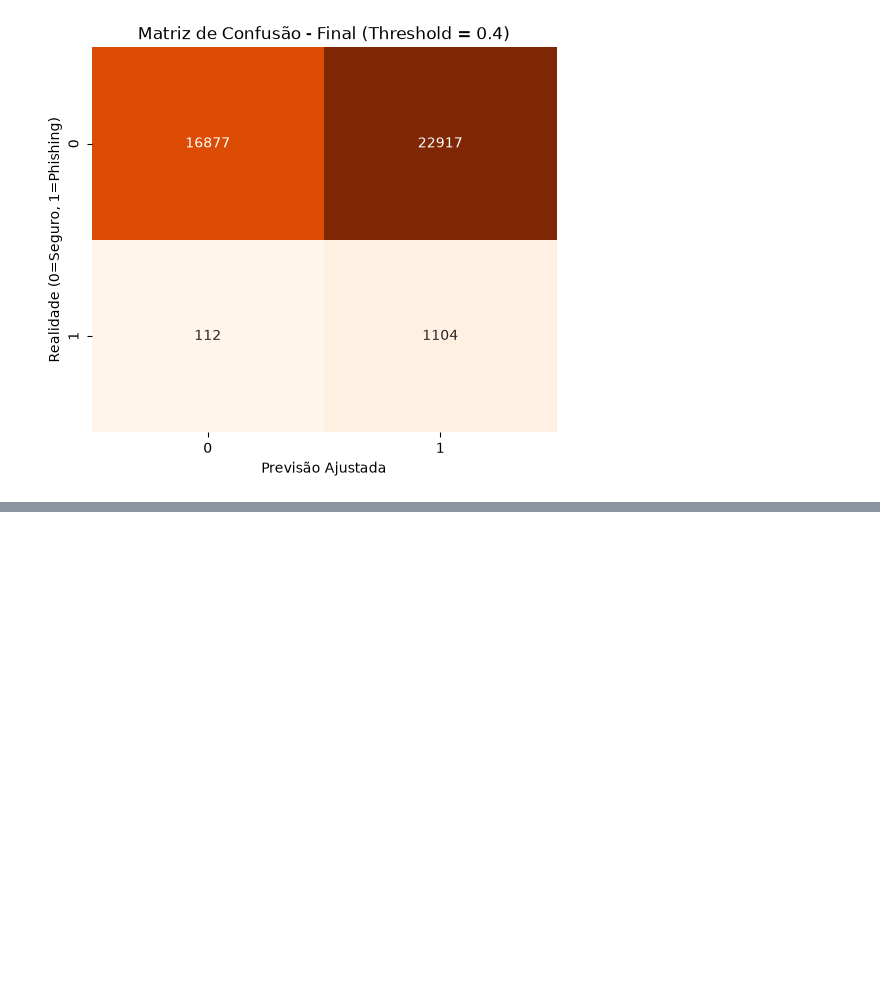
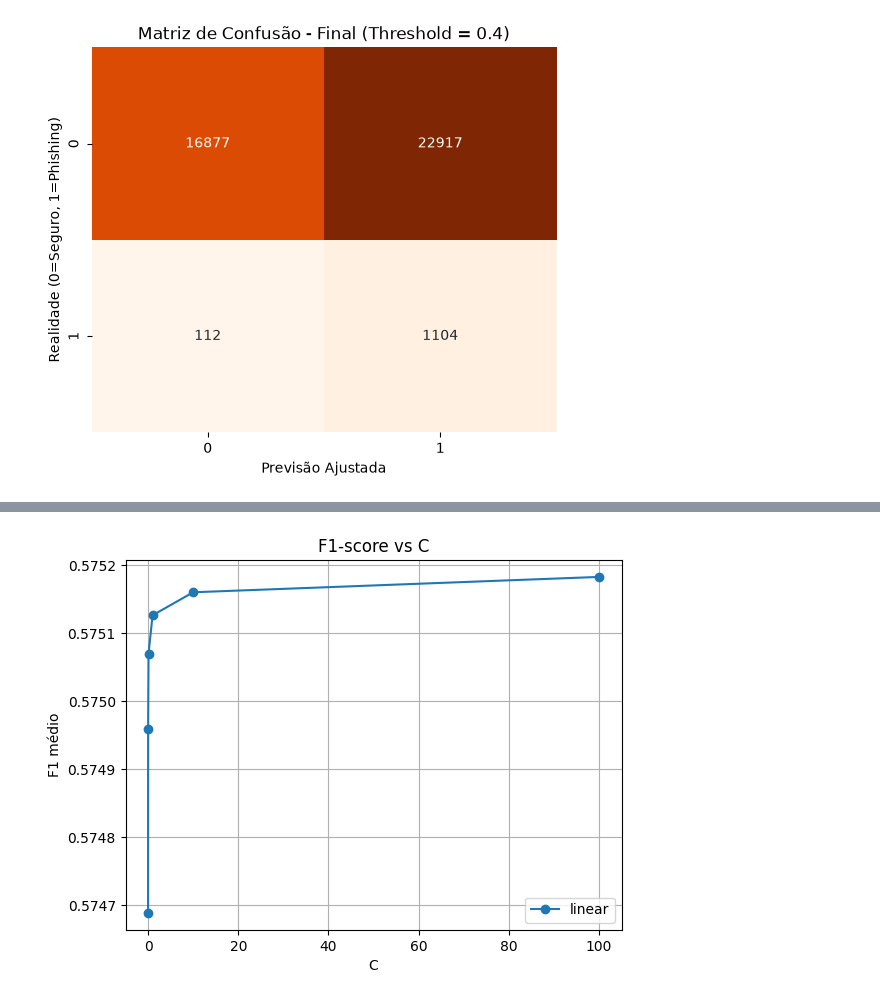
Before and after one commit to lfsdaros/Email_Phishing_Detector_POLI, a Jupyter notebook: Phishing_Detector.ipynb, the cells around one changed output, grey strips where cells are left out. Saved outputs shown, nothing was run; the diff lists cells and outputs as text; code cells hidden in the pictures; blank space fills up the shorter version.

```diff
--- a/Phishing_Detector.ipynb
+++ b/Phishing_Detector.ipynb
@@ -394,0 +483,19 @@ Recall com threshold 0.4: 0.9079
+# %%
+import matplotlib.pyplot as plt
+import pandas as pd
+
+df = pd.DataFrame(resultados)
+
+plt.figure()
+for metrica in df['Metrica'].unique():
+    subset = df[df['Metrica'] == metrica]
+    plt.plot(subset['C'], subset['F1'], marker='o', label=metrica)
+
+plt.title("F1-score vs C")
+plt.xlabel("C")
+plt.ylabel("F1 médio")
+plt.legend()
+plt.grid(True)
+plt.show()
+# %% [output]
+[figure, added]
```
Also changed, not shown: parts of 6 cells of this notebook.
